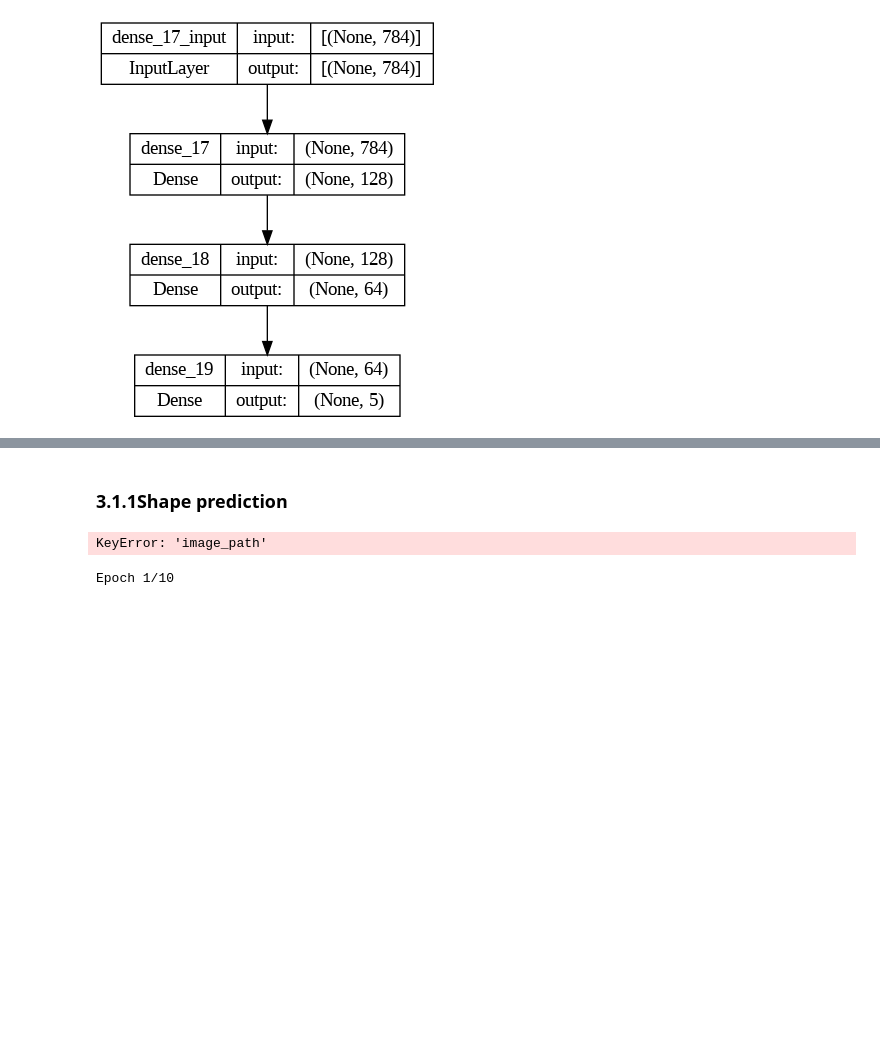
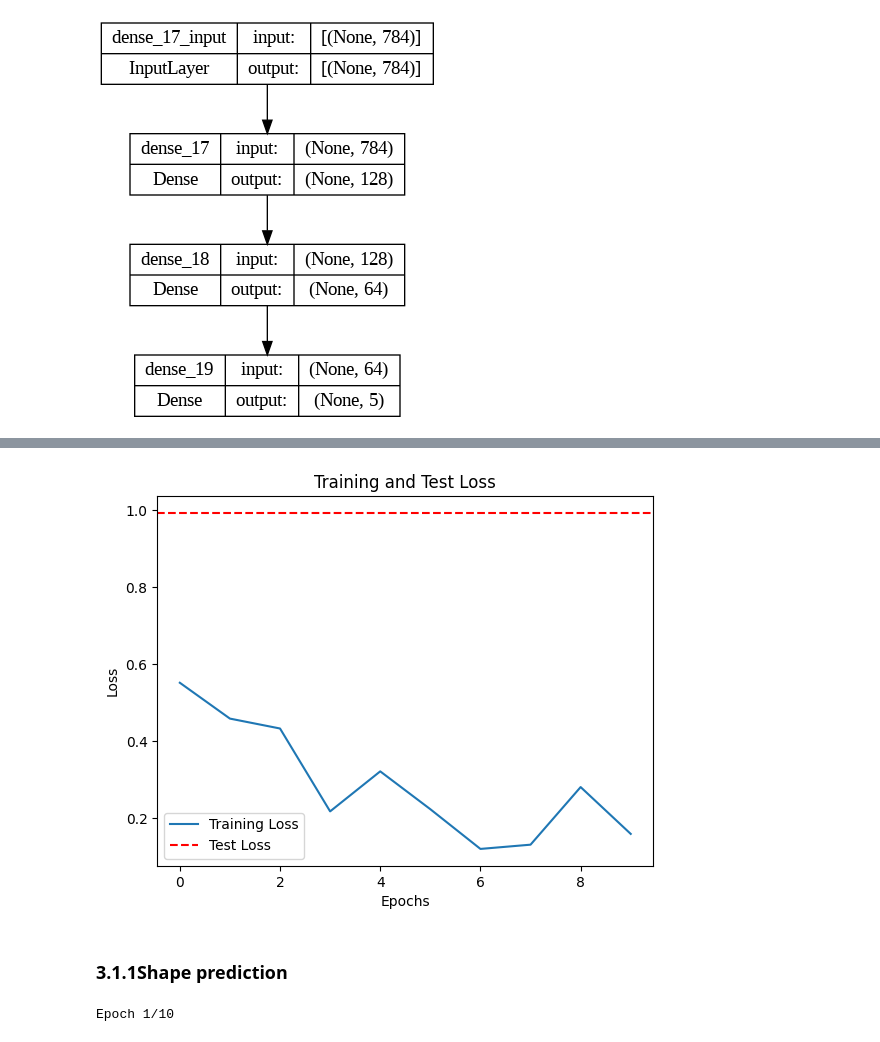
Before and after one commit to afrahhassan/afrahhassan, a Jupyter notebook: assignment2.ipynb, the cells around one changed output, grey strips where cells are left out. Cells and saved outputs as stored; diff of their text form; code cells hidden in the pictures; blank space fills up the shorter version.

```diff
--- a/assignment2.ipynb
+++ b/assignment2.ipynb
@@ -768,0 +764,15 @@ Shape of X_type_test: (745,)
+# %%
+import matplotlib.pyplot as plt
+
+# Evaluate the model on the test data
+test_loss, _ = mlp_model.evaluate(X_shape_test_flat, y_shape_test)
+
+# Plot training and test loss
+plt.plot(history.history['loss'], label='Training Loss')
+plt.axhline(y=test_loss, color='r', linestyle='--', label='Test Loss')
+plt.xlabel('Epochs')
+plt.ylabel('Loss')
+plt.legend()
+plt.title('Training and Test Loss')
+plt.show()
+# %% [output]
@@ -769,35 +780,6 @@ Shape of X_type_test: (745,)
+[figure, added]
 # %% [markdown]
 ### **3.1.1Shape prediction**
-# %%
-from tensorflow.keras.preprocessing.image import ImageDataGenerator
-
-# Shape
-train_datagen = ImageDataGenerator(rescale=1./255, data_format='channels_last')
-val_datagen = ImageDataGenerator(rescale=1./255, data_format='channels_last')
-
-batch_size = 20
-
-train_generator = train_datagen.flow_from_dataframe(
-        dataframe=X_shape_train,
-        directory='./shap_df/train',
-        x_col="image_path",
-        y_col="encoded_class",
-        target_size=(28, 28),
-        color_mode='grayscale',
-        batch_size=batch_size,
-        class_mode='categorical')
-
-validation_generator = val_datagen.flow_from_dataframe(
-        dataframe=X_shape_val,
-        directory='./shape_df/validation',
-        x_col="image_path",
-        y_col="encoded_class",
-        target_size=(28, 28),
-        color_mode='grayscale',
-        batch_size=batch_size,
-        class_mode='categorical')
-# %% [output]
-KeyError: 'image_path'
 # %%
 import tensorflow as tf
 
```
Also changed, not shown: parts of 7 cells of this notebook.
